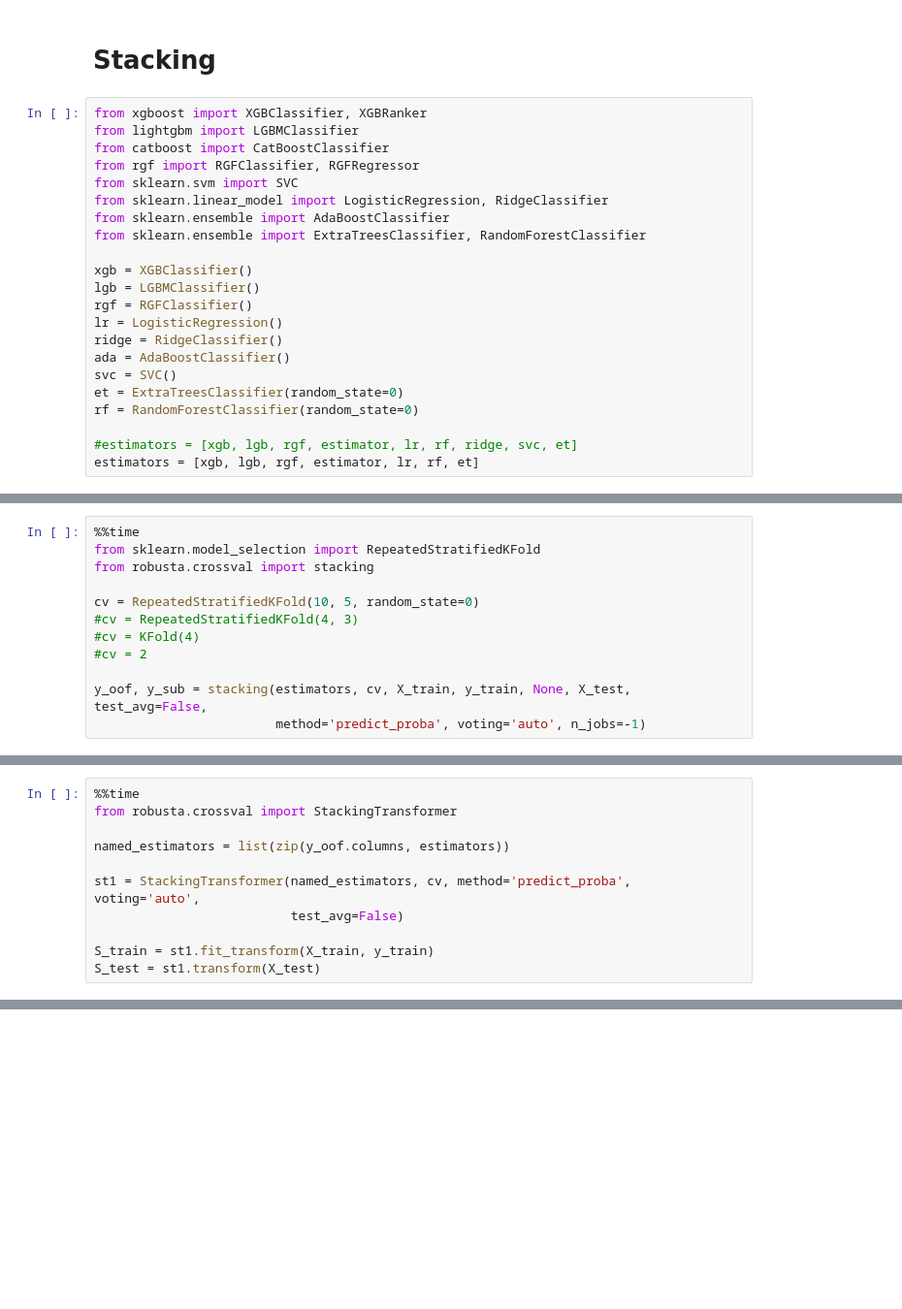
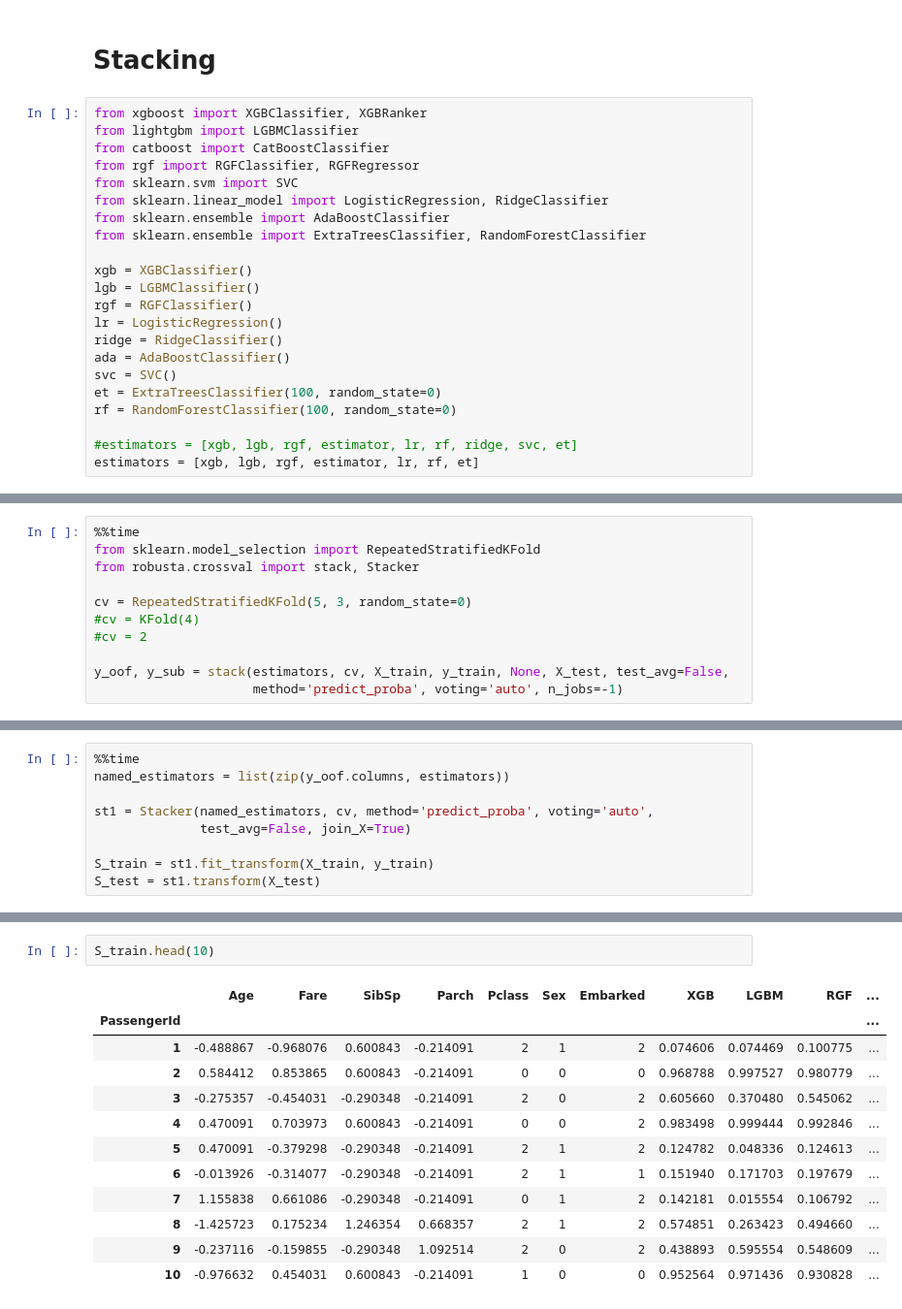
Before and after one commit to SimulatorML/Robusta, a Jupyter notebook: examples/titanic/0 baseline.ipynb, the cells around one changed output, grey strips where cells are left out. Shown at 97% size. Cells and saved outputs as stored; diff of their text form; blank space fills up the shorter version.

Commit message:
join_X=True

```diff
--- a/examples/titanic/0 baseline.ipynb
+++ b/examples/titanic/0 baseline.ipynb
@@ -202,8 +202,8 @@ lr = LogisticRegression()
 ridge = RidgeClassifier()
 ada = AdaBoostClassifier()
 svc = SVC()
-et = ExtraTreesClassifier(random_state=0)
-rf = RandomForestClassifier(random_state=0)
+et = ExtraTreesClassifier(100, random_state=0)
+rf = RandomForestClassifier(100, random_state=0)
 
 #estimators = [xgb, lgb, rgf, estimator, lr, rf, ridge, svc, et]
 estimators = [xgb, lgb, rgf, estimator, lr, rf, et]
@@ -215,13 +210,12 @@ _, _ = cross_val_pred(ridge, cv, X_train, y_train, None, X_test, test_avg=True,
 # %%
 %%time
 from sklearn.model_selection import RepeatedStratifiedKFold
-from robusta.crossval import stacking
+from robusta.crossval import stack, Stacker
 
-cv = RepeatedStratifiedKFold(10, 5, random_state=0)
-#cv = RepeatedStratifiedKFold(4, 3)
+cv = RepeatedStratifiedKFold(5, 3, random_state=0)
 #cv = KFold(4)
 #cv = 2
 
-y_oof, y_sub = stacking(estimators, cv, X_train, y_train, None, X_test, test_avg=False,
-                        method='predict_proba', voting='auto', n_jobs=-1)
+y_oof, y_sub = stack(estimators, cv, X_train, y_train, None, X_test, test_avg=False,
+                     method='predict_proba', voting='auto', n_jobs=-1)
 # %% [output]
@@ -230,11 +224,9 @@ Wall time: 11 s
 # %%
 %%time
-from robusta.crossval import StackingTransformer
-
 named_estimators = list(zip(y_oof.columns, estimators))
 
-st1 = StackingTransformer(named_estimators, cv, method='predict_proba', voting='auto',
-                          test_avg=False)
+st1 = Stacker(named_estimators, cv, method='predict_proba', voting='auto',
+              test_avg=False, join_X=True)
 
 S_train = st1.fit_transform(X_train, y_train)
 S_test = st1.transform(X_test)
@@ -266,3 +265,18 @@ LogisticRegression    0
 RandomForest          0
 ExtraTrees            0
 dtype: int64
+# %%
+S_train.head(10)
+# %% [output]
+|  | Age | Fare | SibSp | Parch | Pclass | Sex | Embarked | XGB | LGBM | RGF | ... |
+| PassengerId |  |  |  |  |  |  |  |  |  |  | ... |
+| 1 | -0.488867 | -0.968076 | 0.600843 | -0.214091 | 2 | 1 | 2 | 0.074606 | 0.074469 | 0.100775 | ... |
+| 2 | 0.584412 | 0.853865 | 0.600843 | -0.214091 | 0 | 0 | 0 | 0.968788 | 0.997527 | 0.980779 | ... |
+| 3 | -0.275357 | -0.454031 | -0.290348 | -0.214091 | 2 | 0 | 2 | 0.605660 | 0.370480 | 0.545062 | ... |
+| 4 | 0.470091 | 0.703973 | 0.600843 | -0.214091 | 0 | 0 | 2 | 0.983498 | 0.999444 | 0.992846 | ... |
+| 5 | 0.470091 | -0.379298 | -0.290348 | -0.214091 | 2 | 1 | 2 | 0.124782 | 0.048336 | 0.124613 | ... |
+| 6 | -0.013926 | -0.314077 | -0.290348 | -0.214091 | 2 | 1 | 1 | 0.151940 | 0.171703 | 0.197679 | ... |
+| 7 | 1.155838 | 0.661086 | -0.290348 | -0.214091 | 0 | 1 | 2 | 0.142181 | 0.015554 | 0.106792 | ... |
+| 8 | -1.425723 | 0.175234 | 1.246354 | 0.668357 | 2 | 1 | 2 | 0.574851 | 0.263423 | 0.494660 | ... |
+| 9 | -0.237116 | -0.159855 | -0.290348 | 1.092514 | 2 | 0 | 2 | 0.438893 | 0.595554 | 0.548609 | ... |
+| 10 | -0.976632 | 0.454031 | 0.600843 | -0.214091 | 1 | 0 | 0 | 0.952564 | 0.971436 | 0.930828 | ... |
```
Also changed, not shown: parts of 10 cells of this notebook, 3 other files.
